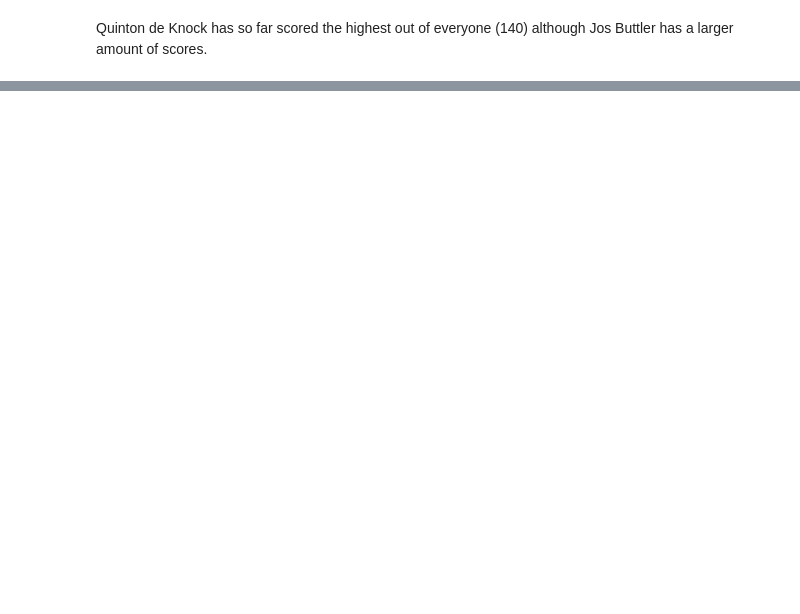
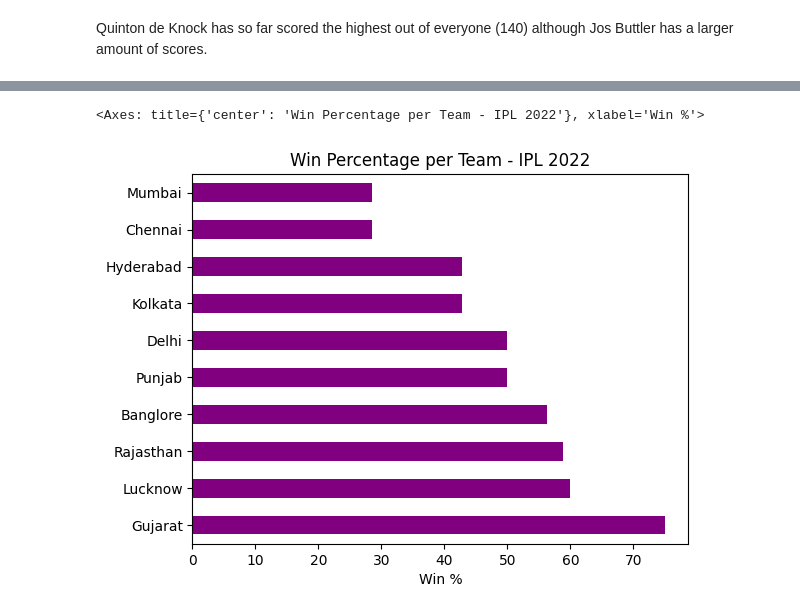
Before and after one commit to zephyrroche/IPL-2022-Analysis, a Jupyter notebook: IPL_2022_Analysis.ipynb, the cells around one changed output, grey strips where cells are left out. Cells and saved outputs as stored; diff of their text form; code cells hidden in the pictures; blank space fills up the shorter version.

```diff
--- a/IPL_2022_Analysis.ipynb
+++ b/IPL_2022_Analysis.ipynb
@@ -81,0 +230,7 @@ Quinton de Knock has so far scored the highest out of everyone (140) although Jo
+# %%
+# Create a column to indicate if toss winner also won the match
+data['toss_win_match_win'] = data['toss_winner'] == data['match_winner']
+
+# Calculate percentage of matches where toss winner won
+toss_success_rate = data['toss_win_match_win'].mean() * 100
+print(f"Toss winner also won the match in {toss_success_rate:.2f}% of IPL 2022 games.")
@@ -81,0 +241,10 @@ Quinton de Knock has so far scored the highest out of everyone (140) although Jo
+# %%
+# Total matches played per team
+total_matches = pd.concat([data['team1'], data['team2']]).value_counts()
+
+# Matches won per team
+wins = data['match_winner'].value_counts()
+
+# Calculate win percentage
+win_percentage = (wins / total_matches * 100).sort_values(ascending=False)
+print(win_percentage)
@@ -81,0 +263,5 @@ Quinton de Knock has so far scored the highest out of everyone (140) although Jo
+# %%
+win_percentage.plot(kind='barh', title='Win Percentage per Team - IPL 2022', xlabel='Win %', color='purple')
+# %% [output]
+<Axes: title={'center': 'Win Percentage per Team - IPL 2022'}, xlabel='Win %'>
+[figure, added]
```
Also changed, not shown: parts of 30 cells of this notebook.
